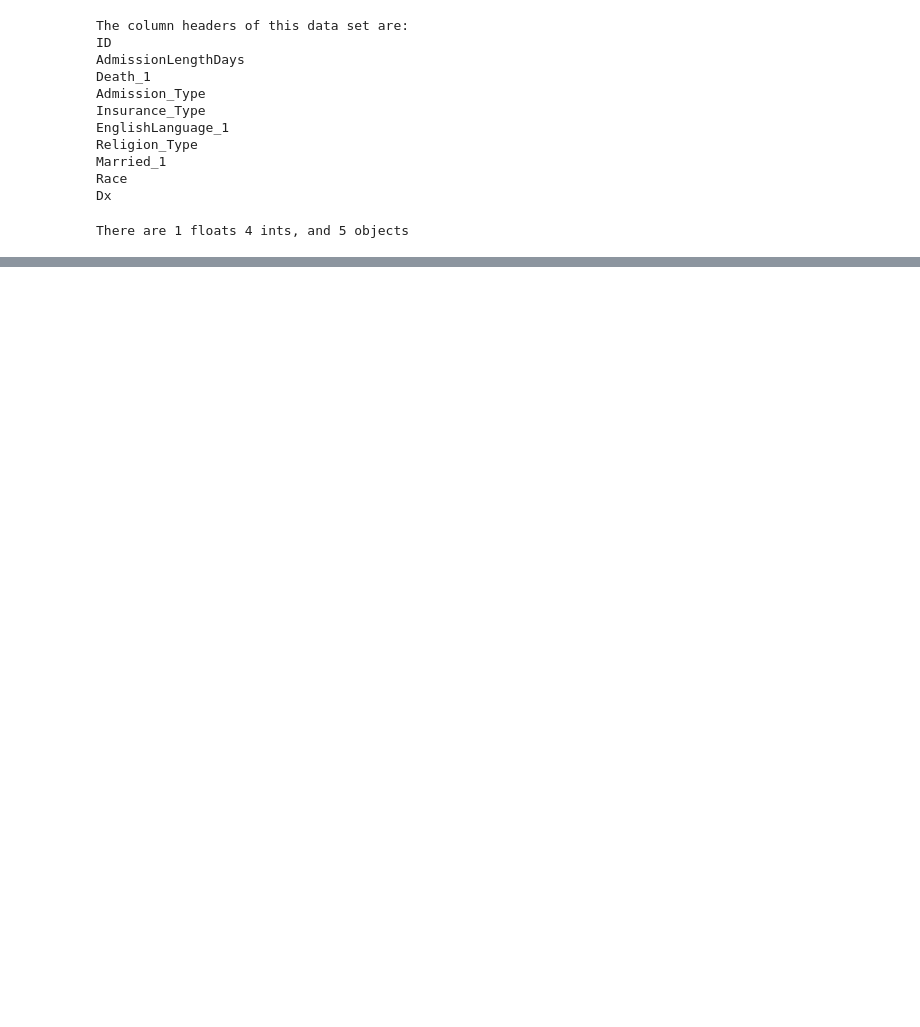
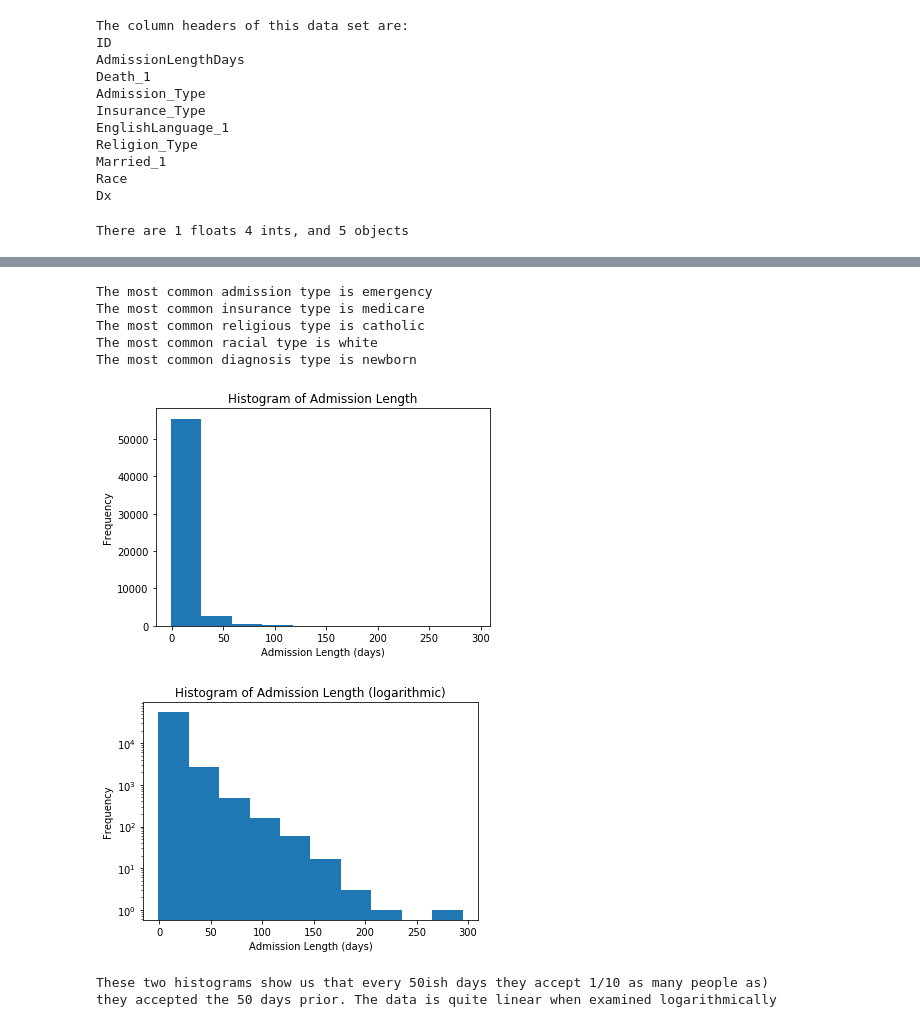
Before and after one commit to grantbarry29/mdst_workshops, a Jupyter notebook: Workshop3/checkpoint3.ipynb, the cells around one changed output, grey strips where cells are left out. Saved outputs shown, nothing was run; the diff lists cells and outputs as text; code cells hidden in the pictures; blank space fills up the shorter version.

```diff
--- a/Workshop3/checkpoint3.ipynb
+++ b/Workshop3/checkpoint3.ipynb
@@ -57,0 +94,43 @@ ValueError: too many values to unpack (expected 2)
+# %%
+#What is the most common admission type, insurance type, religion type, race, and diagnosis (Dx)?
+max_admit_type = df['Admission_Type'].mode()[0];
+max_insur_type = df['Insurance_Type'].mode()[0];
+max_rel_type = df['Religion_Type'].mode()[0];
+max_race = df['Race'].mode()[0];
+max_diag = df['Dx'].mode()[0];
+
+print('The most common admission type is', max_admit_type)
+print('The most common insurance type is', max_insur_type)
+print('The most common religious type is', max_rel_type)
+print('The most common racial type is', max_race)
+print('The most common diagnosis type is', max_diag)
+# %% [output]
+The most common admission type is emergency
+The most common insurance type is medicare
+The most common religious type is catholic
+The most common racial type is white
+The most common diagnosis type is newborn
+# %%
+#Show a histogram for admission days (with appropriate labels, titles, etc), and also show a histogram for admission days on a log scale. Describe what you see.
+admit_days = df['AdmissionLengthDays']
+
+plt.hist(admit_days)
+plt.xlabel('Admission Length (days)')
+plt.ylabel('Frequency')
+plt.title('Histogram of Admission Length')
+plt.show()
+
+plt.hist(admit_days)
+plt.xlabel('Admission Length (days)')
+plt.ylabel('Frequency')
+plt2=plt.yscale('log', nonposy='clip')
+plt.title('Histogram of Admission Length (logarithmic)')
+plt.show()
+
+print("""These two histograms show us that every 50ish days they accept 1/10 as many people as)
+they accepted the 50 days prior. The data is quite linear when examined logarithmically""")
+# %% [output]
+[figure, added]
+[figure, added]
+These two histograms show us that every 50ish days they accept 1/10 as many people as)
+they accepted the 50 days prior. The data is quite linear when examined logarithmically
```
Also changed, not shown: parts of 7 cells of this notebook.
